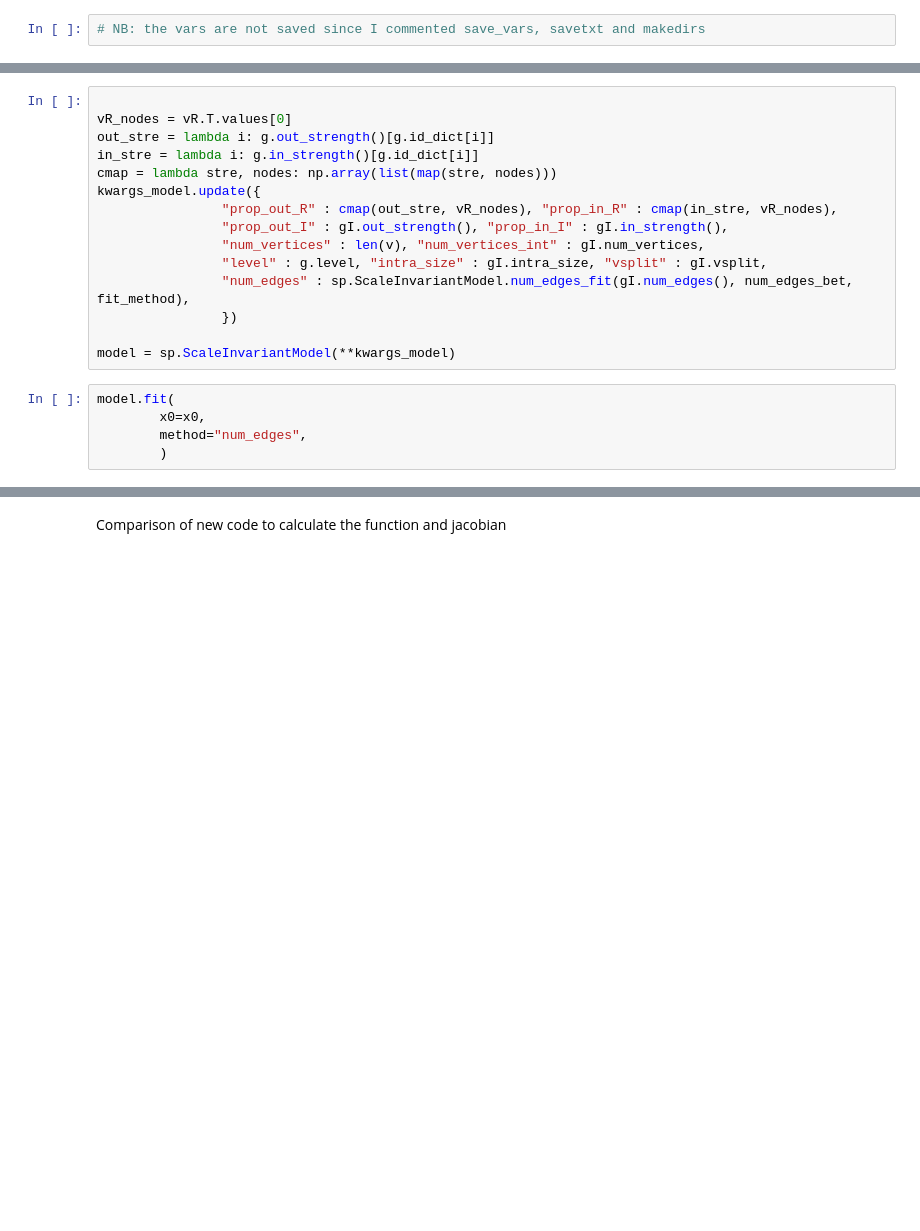
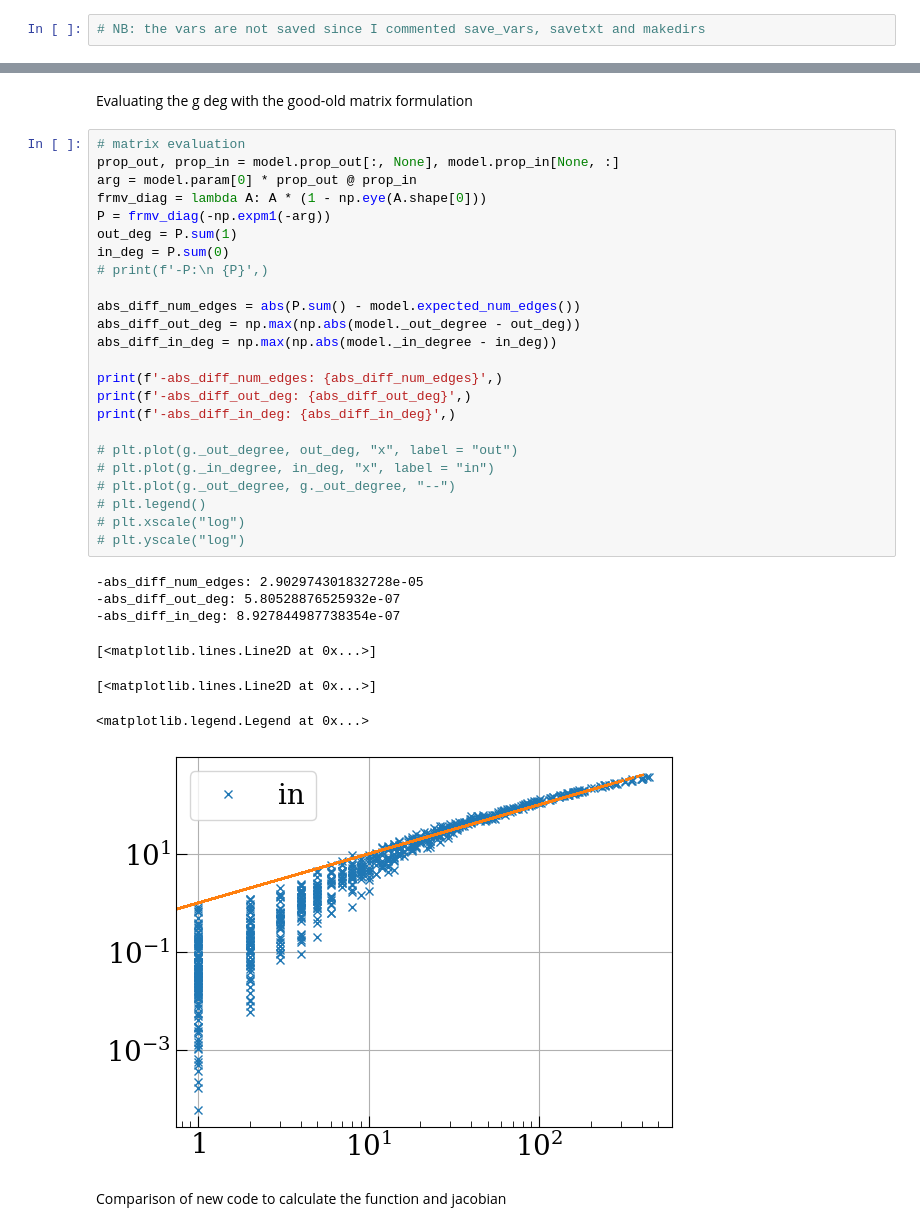
Before and after one commit to LeonardoIalongo/graph-ensembles, a Jupyter notebook: examples/enlarge_network.ipynb, the cells around one changed output, grey strips where cells are left out. Drawn from its saved outputs; the diff is of its cells as text; blank space fills up the shorter version.

```diff
--- a/examples/enlarge_network.ipynb
+++ b/examples/enlarge_network.ipynb
@@ -376,20 +143,0 @@ list(product(intra_sizes, vsplits))
-# %%
-
-vR_nodes = vR.T.values[0]
-out_stre = lambda i: g.out_strength()[g.id_dict[i]]
-in_stre = lambda i: g.in_strength()[g.id_dict[i]]
-cmap = lambda stre, nodes: np.array(list(map(stre, nodes)))
-kwargs_model.update({
-                "prop_out_R" : cmap(out_stre, vR_nodes), "prop_in_R" : cmap(in_stre, vR_nodes),
-                "prop_out_I" : gI.out_strength(), "prop_in_I" : gI.in_strength(),
-                "num_vertices" : len(v), "num_vertices_int" : gI.num_vertices,
-                "level" : g.level, "intra_size" : gI.intra_size, "vsplit" : gI.vsplit,
-                "num_edges" : sp.ScaleInvariantModel.num_edges_fit(gI.num_edges(), num_edges_bet, fit_method),
-                })
-
-model = sp.ScaleInvariantModel(**kwargs_model)
-# %%
-model.fit(
-        x0=x0,
-        method="num_edges",
-        )
@@ -467,3 +357,37 @@ num_edges_fit_fun(model) #self.param, self.prop_out_I[0], self.prop_in_I)
+# %% [markdown]
+Evaluating the g deg with the good-old matrix formulation
+# %%
+# matrix evaluation
+prop_out, prop_in = model.prop_out[:, None], model.prop_in[None, :]
+arg = model.param[0] * prop_out @ prop_in
+frmv_diag = lambda A: A * (1 - np.eye(A.shape[0]))
+P = frmv_diag(-np.expm1(-arg))
+out_deg = P.sum(1)
+in_deg = P.sum(0)
+# print(f'-P:\n {P}',)
+
+abs_diff_num_edges = abs(P.sum() - model.expected_num_edges())
+abs_diff_out_deg = np.max(np.abs(model._out_degree - out_deg))
+abs_diff_in_deg = np.max(np.abs(model._in_degree - in_deg))
+
+print(f'-abs_diff_num_edges: {abs_diff_num_edges}',)
+print(f'-abs_diff_out_deg: {abs_diff_out_deg}',)
+print(f'-abs_diff_in_deg: {abs_diff_in_deg}',)
+
+# plt.plot(g._out_degree, out_deg, "x", label = "out")
+# plt.plot(g._in_degree, in_deg, "x", label = "in")
+# plt.plot(g._out_degree, g._out_degree, "--")
+# plt.legend()
+# plt.xscale("log")
+# plt.yscale("log")
+# %% [output]
+-abs_diff_num_edges: 2.902974301832728e-05
+-abs_diff_out_deg: 5.80528876525932e-07
+-abs_diff_in_deg: 8.927844987738354e-07
+[<matplotlib.lines.Line2D at 0x...>]
+[<matplotlib.lines.Line2D at 0x...>]
+<matplotlib.legend.Legend at 0x...>
+[figure, added]
 # %% [markdown]
 Comparison of new code to calculate the function and jacobian
 # %%
```
Also changed, not shown: parts of 21 cells of this notebook, 7 other files.
